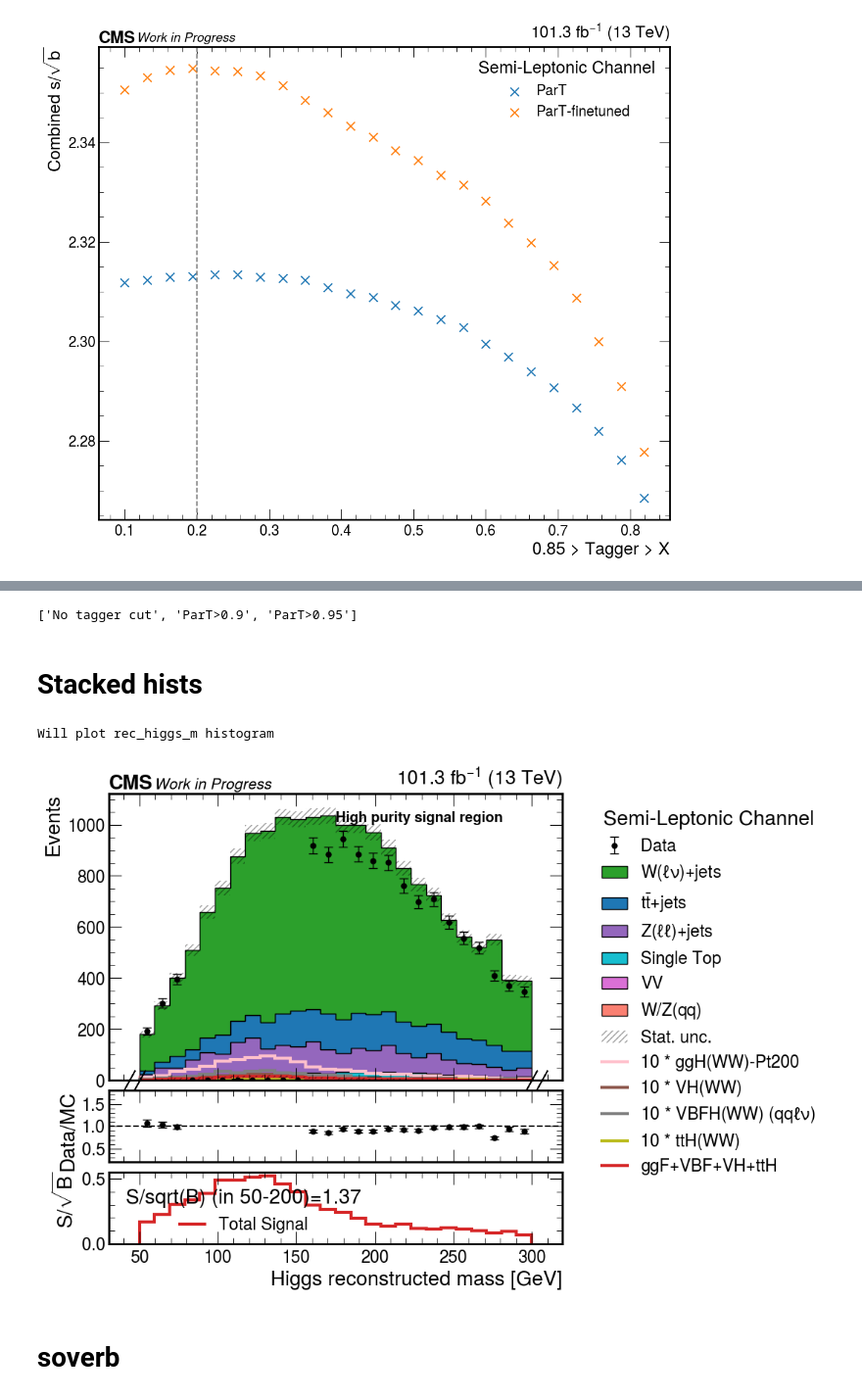
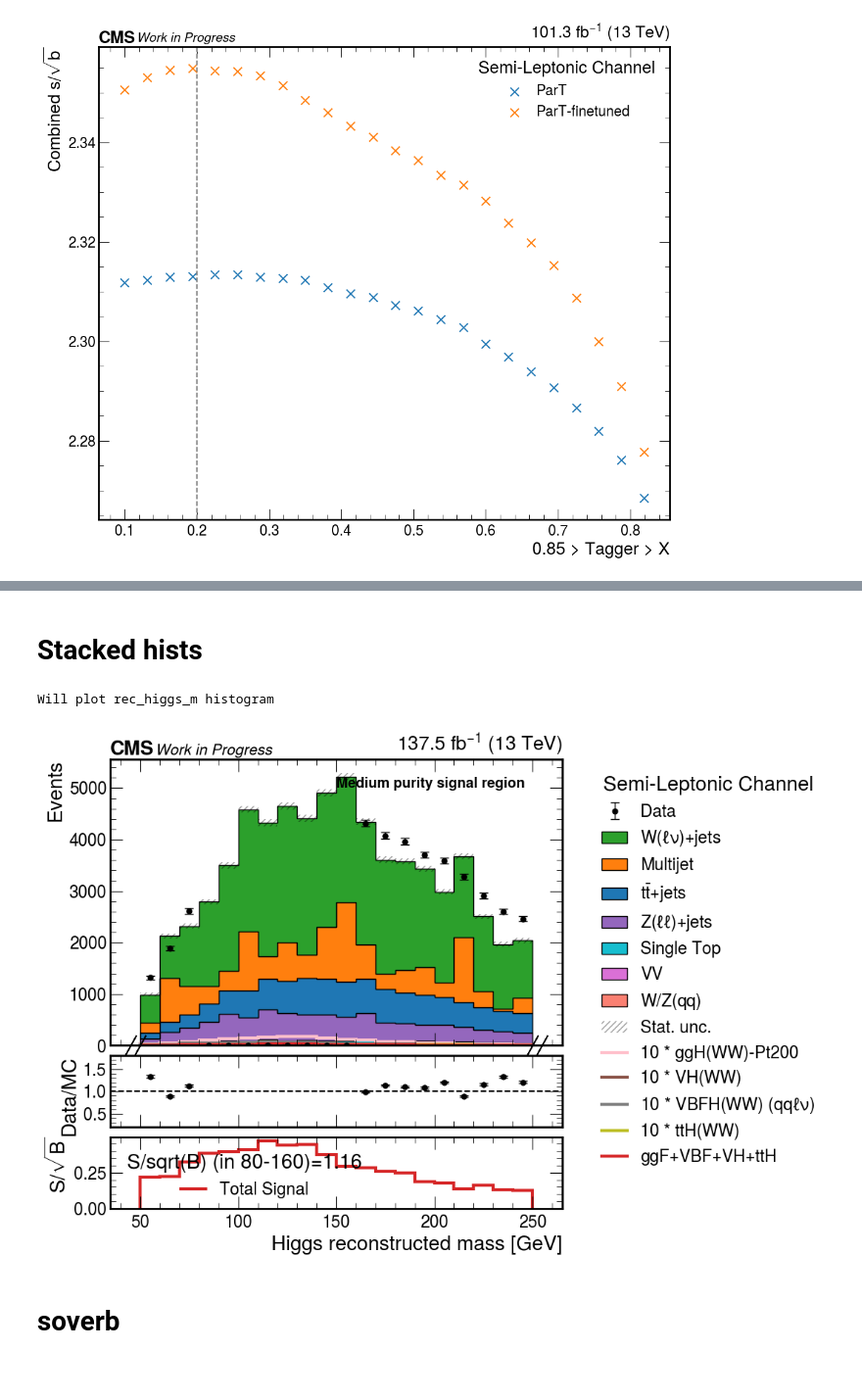
Before and after one commit to quinnanm/boostedhiggs, a Jupyter notebook: binder/hists_plots.ipynb, the cells around one changed output, grey strips where cells are left out. Shown at 98% size. Drawn from its saved outputs; the diff is of its cells as text; code cells hidden in the pictures; blank space fills up the shorter version.

```diff
--- a/binder/hists_plots.ipynb
+++ b/binder/hists_plots.ipynb
@@ -173,13 +173,10 @@ for year in ["2017", "2018"]:
     df1 = events_dict[region][year]["mu"][sample]
     df2 = events_dict[region][year]["ele"][sample]
 
-    df1["weight"] = df1["weight_mu"]
-    df2["weight"] = df2["weight_ele"]
-
     df = pd.concat([df1, df2])
 
     x = df["rec_higgs_m"]
-    w = df["weight"]
+    w = df["event_weight"]
     ax.hist(
         x,
         bins=np.linspace(0,480,bins),
@@ -681,7 +592,3 @@ ax.set_ylabel("Events");
-# %%
-list(h.axes[0])
-# %% [output]
-['No tagger cut', 'ParT>0.9', 'ParT>0.95']
 # %% [markdown]
 # Stacked hists
 # %%
@@ -717,7 +624,7 @@ samples_to_plot = [
     "VH",
     "VBF",
     "ttH",
-#     "QCD",
+    "QCD",
     "DYJets",
     "WJetsLNu",
     "WZQQ",
@@ -727,12 +634,12 @@ samples_to_plot = [
     "Data",
 ]
 # %%
-tagger = "fj_ParT_score_finetuned_v2_nor2"
 tagger = "fj_ParT_score"
+tagger = "fj_ParT_score_finetuned"
 
 presel = {
-    "High purity signal region": f"({tagger}>0.99)",
-#     "Medium purity signal region": f"({tagger}<0.97) & ({tagger}>0.85)",
+#     "High purity signal region": f"({tagger}>0.97)",
+    "Medium purity signal region": f"({tagger}<0.97) & ({tagger}>0.85)",
 #     "WJets control region": f"({tagger}<0.85) & ({tagger}>0.20) & (n_bjets_L==0)",
 
 #     "Top control region": f"({tagger}<0.20) & (n_bjets_T>0)",
@@ -743,7 +650,7 @@ presel = {
 }
 
 channels = ["ele", "mu"]
-years = ["2018", "2017"]
+years = ["2018", "2017", "2016", "2016APV"]
 # years = ["2018"]
 
 region = "signal_region"
@@ -767,7 +674,10 @@ for var in vars_to_plot:
                         df = events_dict["qcd_region"][year][ch][sample]
                     else:
                         df = events_dict["signal_region"][year][ch][sample]
-                        df = df[df["event_weight"]<140]
+
+                    if "High" in k:
+                        if sample == "QCD":
+                            df = df[df["event_weight"]<140]
 
                     df = df.query(v)
 
@@ -779,19 +689,19 @@ for var in vars_to_plot:
 # %%
 plt.rcParams.update({"font.size": 20})
 from utils import plot_hists
 plot_hists(years, channels, hists, vars_to_plot,
             add_data=True,
             logy=False,
             add_soverb=True,
             only_sig=False,
             mult=10,
-            outpath="/Users/fmokhtar/Desktop/farakikopku/",
+            outpath="/Users/fmokhtar/Desktop/farakikopku2/",
             text_=list(presel.keys())[0],
-            blind_region=[80,150],
+            blind_region=[80,160],
           )
 # %% [output]
 Will plot rec_higgs_m histogram
-[figure, old version]
+[figure, new version]
 # %% [markdown]
 # soverb
 # %%
```
Also changed, not shown: parts of 37 cells of this notebook, 4 other files.
